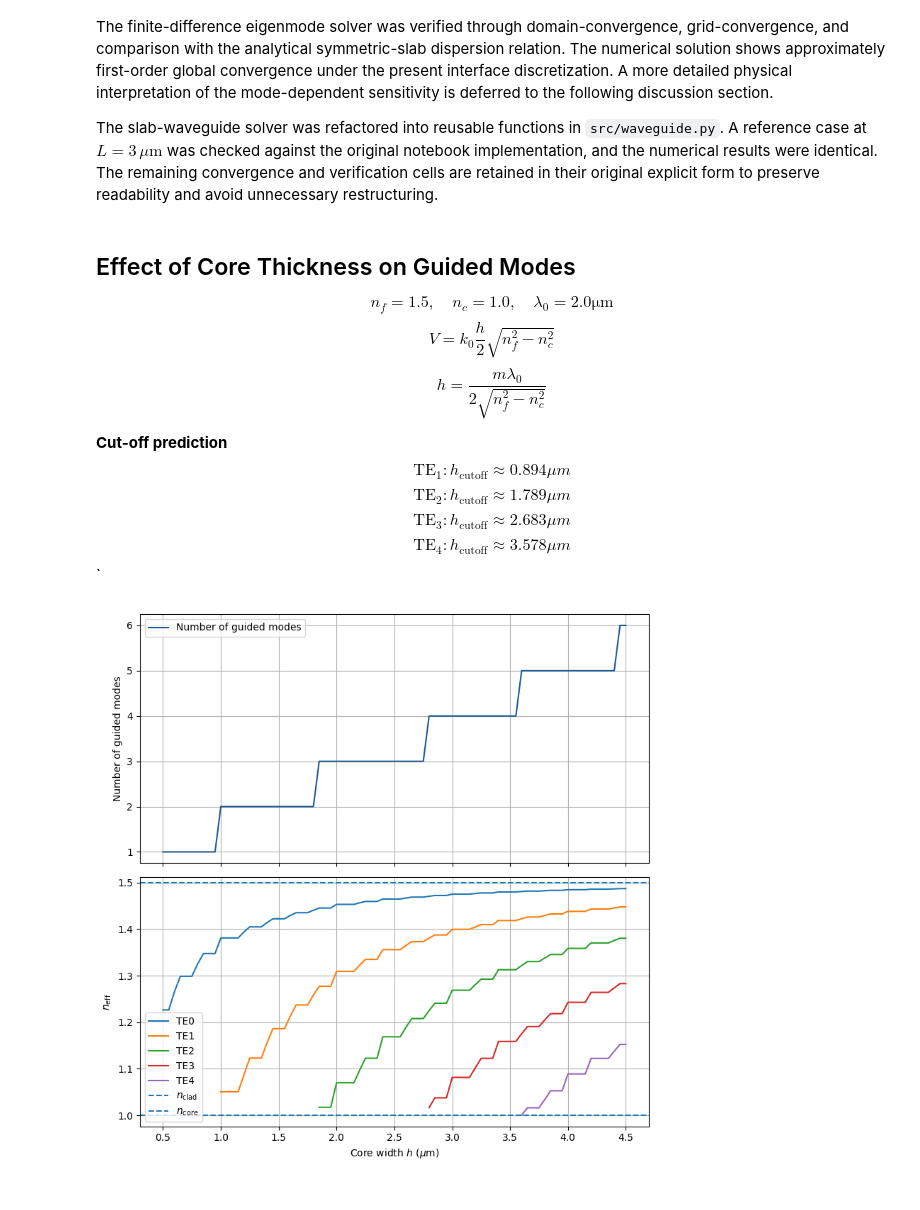
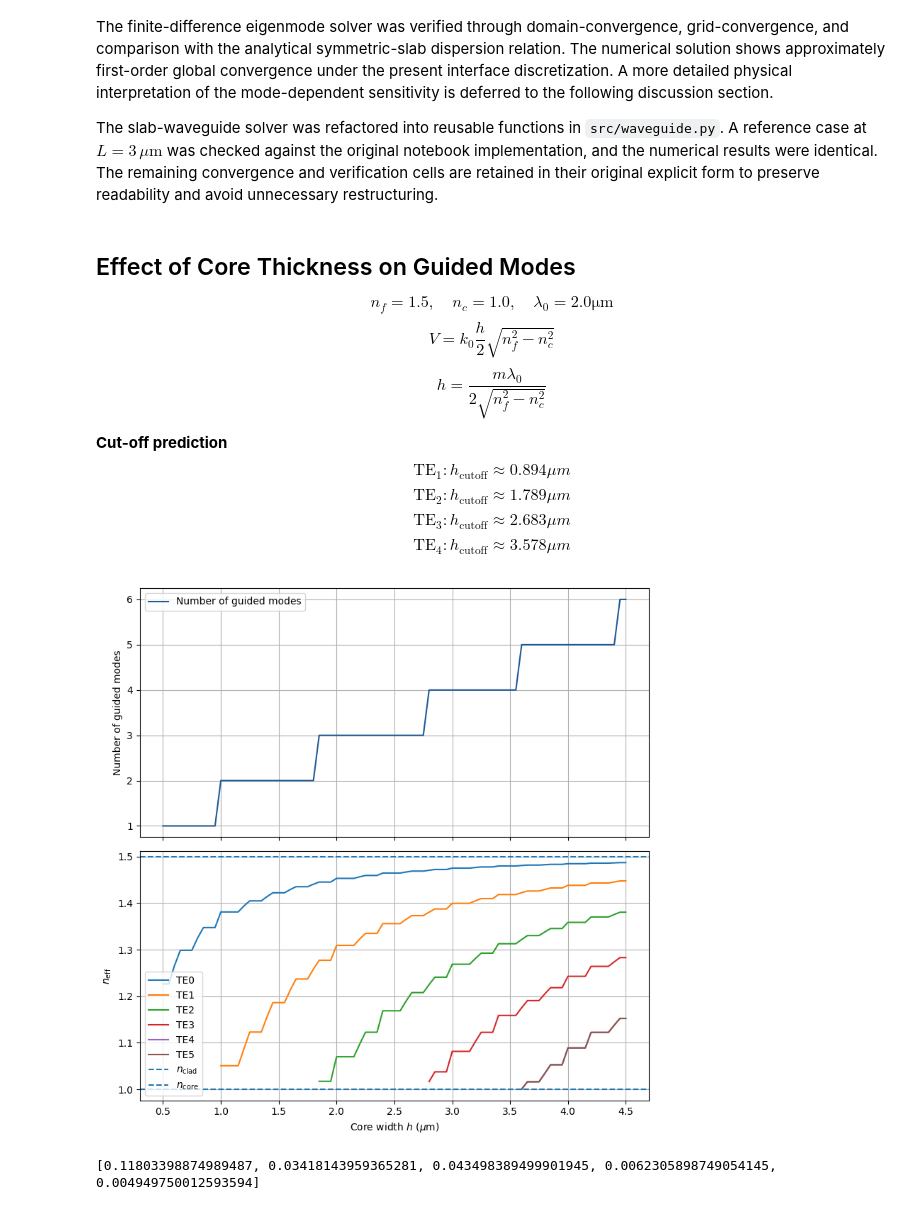
Before and after one commit to hyerim1212/maxwell-to-programmable-photonics, a Jupyter notebook: notebooks/09_guided_waves_and_dielectric_waveguide_modes.ipynb, the cells around one changed output. Saved outputs shown, nothing was run; the diff lists cells and outputs as text; code cells hidden in the pictures.

Commit message:
update the numerical study

```diff
--- a/notebooks/09_guided_waves_and_dielectric_waveguide_modes.ipynb
+++ b/notebooks/09_guided_waves_and_dielectric_waveguide_modes.ipynb
@@ -1464,7 +1464,7 @@ $$h = \frac{m\lambda_0}{2\sqrt{n_f^2 - n_c^2}}$$
 $$\mathrm{TE_1}: h_\text{cutoff} \approx 0.894 \mu m$$
 $$\mathrm{TE_2}: h_\text{cutoff} \approx 1.789 \mu m$$
 $$\mathrm{TE_3}: h_\text{cutoff} \approx 2.683 \mu m$$
-$$\mathrm{TE_4}: h_\text{cutoff} \approx 3.578 \mu m$$`
+$$\mathrm{TE_4}: h_\text{cutoff} \approx 3.578 \mu m$$
 # %%
 core_width_range = np.linspace(0.5, 4.5, 81)
 
@@ -1478,9 +1478,13 @@ TE1_neff = []
 TE2_neff = []
 TE3_neff = []
 TE4_neff = []
+TE5_neff = []
 
 guided_mode_count = []
 
+analytic_cutoff = []
+
+# 1. Numerical thickness sweep
 for core_width in core_width_range:
 
     n = slab_index_profile(x, core_width, 1.5, 1.0)
@@ -1499,6 +1503,7 @@ for core_width in core_width_range:
     TE2_neff.append(guided_neff[2] if len(guided_neff) > 2 else np.nan)
     TE3_neff.append(guided_neff[3] if len(guided_neff) > 3 else np.nan)
     TE4_neff.append(guided_neff[4] if len(guided_neff) > 4 else np.nan)
+    TE5_neff.append(guided_neff[5] if len(guided_neff) > 5 else np.nan)
 
     guided_mode_count.append(len(guided_neff))
 
@@ -1507,14 +1512,31 @@ TE1_neff = np.asarray(TE1_neff)
 TE2_neff = np.asarray(TE2_neff)
 TE3_neff = np.asarray(TE3_neff)
 TE4_neff = np.asarray(TE4_neff)
+TE5_neff = np.asarray(TE5_neff)
 
 changes = np.where(np.diff(guided_mode_count) > 0)[0]
 
 guided_mode_count = np.asarray(guided_mode_count)
+
+# 2. Extract numerical cutoff
 numerical_cutoff = core_width_range[changes + 1]
 
+# 3. Compute analytic cutoff
+for m in range(1, 6):
 
+    h_cutoff = (m * 2.0 / (2 * np.sqrt(1.5**2 - 1.0**2)))
+    analytic_cutoff.append(h_cutoff)
 
+analytic_cutoff = np.asarray(analytic_cutoff)
+
+# 4. Compare
+cutoff_relative_error = []
+
+for numerical, analytic in zip(numerical_cutoff, analytic_cutoff):
+    error = relative_error(numerical, analytic)
+    cutoff_relative_error.append(error)
+
+#plot
 fig, axes = plt.subplots(
     2, 1,
     figsize=(8, 8),
@@ -1534,31 +1556,35 @@ axes[0].grid(True)
 axes[0].legend()
 
 
 # (b) Effective indices of guided modes
 axes[1].plot(core_width_range, TE0_neff, label="TE0")
 axes[1].plot(core_width_range, TE1_neff, label="TE1")
 axes[1].plot(core_width_range, TE2_neff, label="TE2")
 axes[1].plot(core_width_range, TE3_neff, label="TE3")
 axes[1].plot(core_width_range, TE4_neff, label="TE4")
+axes[1].plot(core_width_range, TE4_neff, label="TE5")
 
 axes[1].axhline(
     1.0,
     linestyle="--",
     label=r"$n_{\mathrm{clad}}$"
 )
 
 axes[1].axhline(
     1.5,
     linestyle="--",
     label=r"$n_{\mathrm{core}}$"
 )
 
 axes[1].set_xlabel(r"Core width $h$ ($\mu$m)")
 axes[1].set_ylabel(r"$n_{\mathrm{eff}}$")
 axes[1].grid(True)
 axes[1].legend()
 
 plt.tight_layout()
 plt.show()
+
+print(cutoff_relative_error)
 # %% [output]
-[figure, old version]
+[figure, new version]
+[0.11803398874989487, 0.03418143959365281, 0.043498389499901945, 0.0062305898749054145, 0.004949750012593594]
```
Also changed, not shown: parts of 6 cells of this notebook.
